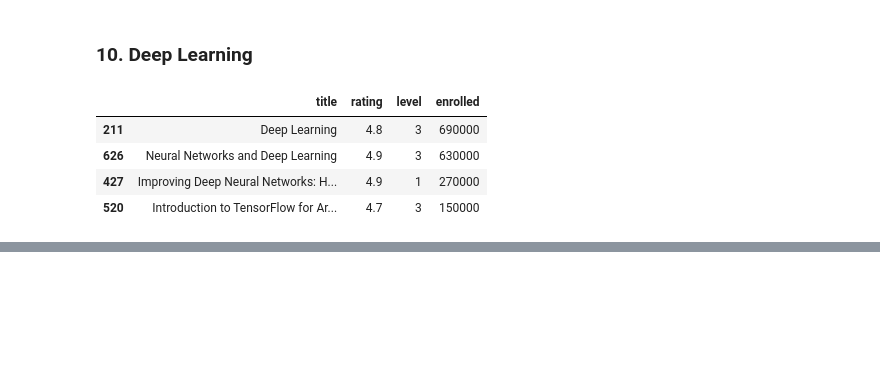
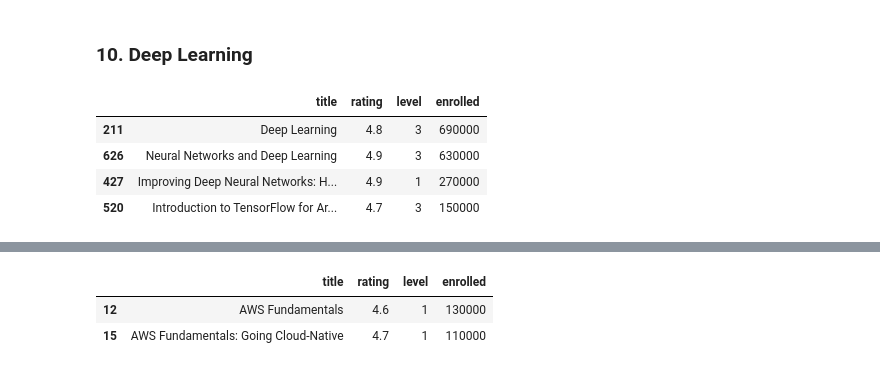
Before and after one commit to sw-song/Tech-Trends-2020, a Jupyter notebook: week1_coursera.ipynb, the cells around one changed output, grey strips where cells are left out. Drawn from its saved outputs; the diff is of its cells as text; code cells hidden in the pictures; blank space fills up the shorter version.

```diff
--- a/week1_coursera.ipynb
+++ b/week1_coursera.ipynb
@@ -902,0 +918,8 @@ Deep_BestSellers = df[df['title'].str.contains('Deep')].sort_values(by=['enrolle
+# %%
+AWS_Courses = df[df['title'].str.contains('AWS')].sort_values(by=['enrolled'], ascending=False)
+AWS_BestSellers = AWS_Courses[AWS_Courses['enrolled']>100000]
+AWS_BestSellers
+# %% [output]
+|  | title | rating | level | enrolled |
+| 12 | AWS Fundamentals | 4.6 | 1 | 130000 |
+| 15 | AWS Fundamentals: Going Cloud-Native | 4.7 | 1 | 110000 |
```
Also changed, not shown: parts of 4 cells of this notebook.
